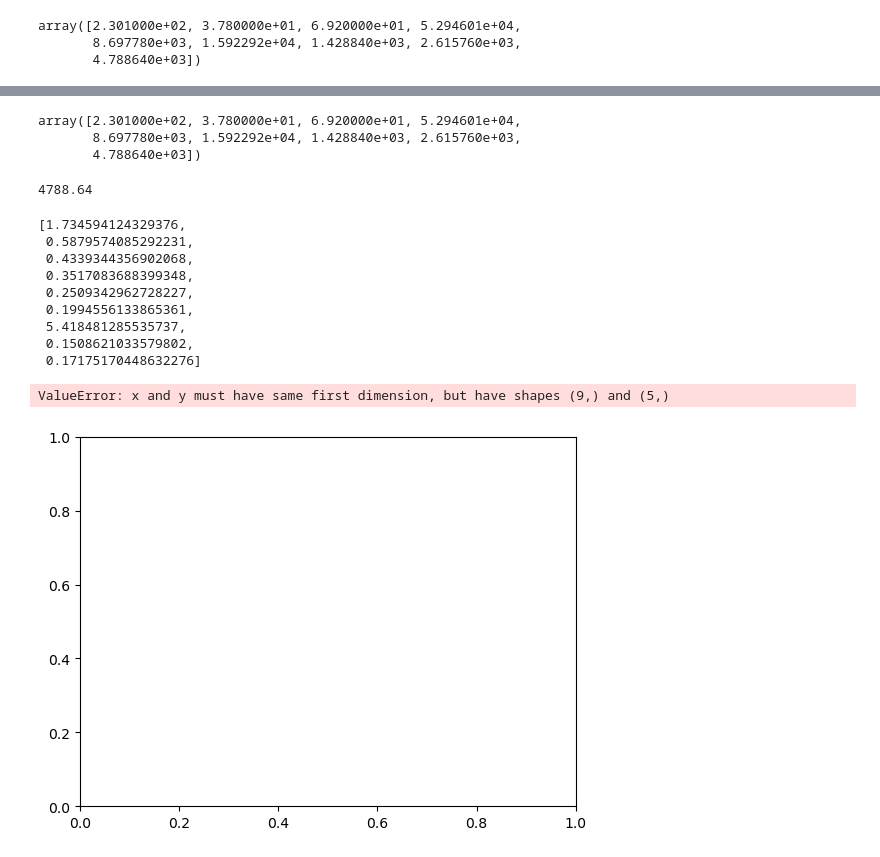
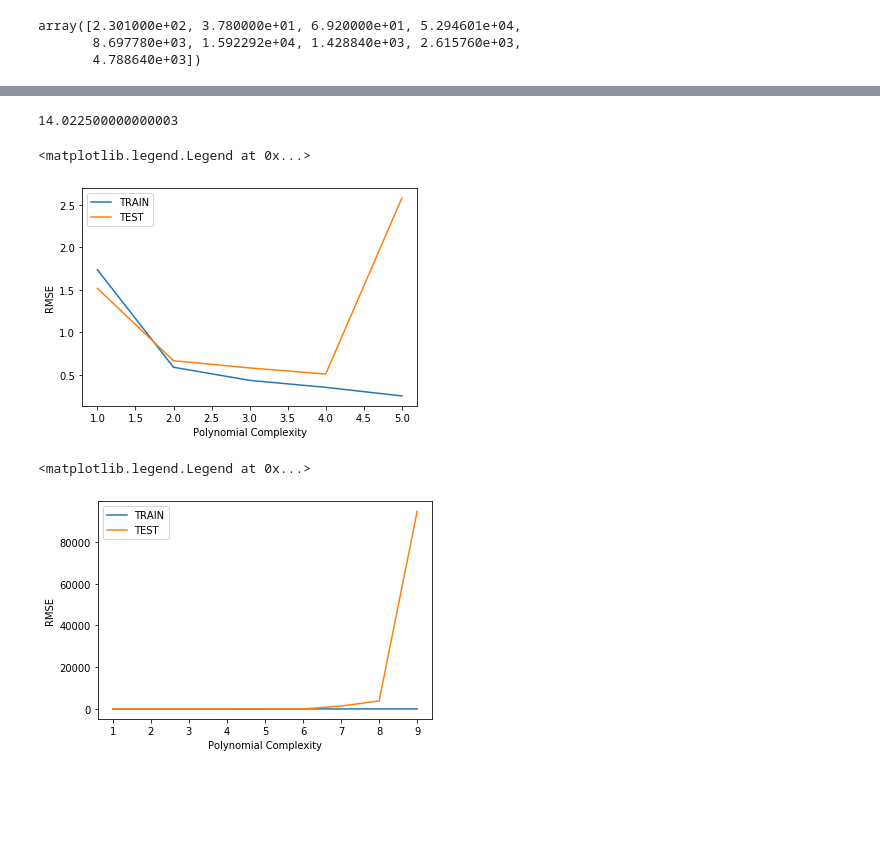
Before and after one commit to BATzAashish/Practice, a Jupyter notebook: Jose Portilla- ML with python/polyregression.ipynb, the cells around one changed output, grey strips where cells are left out. Saved outputs shown, nothing was run; the diff lists cells and outputs as text; code cells hidden in the pictures; blank space fills up the shorter version.

```diff
--- a/Jose Portilla- ML with python/polyregression.ipynb
+++ b/Jose Portilla- ML with python/polyregression.ipynb
@@ -25,2 +25,0 @@ polynomial_converter=PolynomialFeatures(degree=2,include_bias=False)
-# %%
-polynomial_converter.fit(X)
@@ -31,3 +26,7 @@ poly_features=polynomial_converter.transform(X)
+# %%
+# Converter "fits" to data, in this case, reads in every X column
+# Then it "transforms" and ouputs the new polynomial data
+poly_features = polynomial_converter.fit_transform(X)
 # %%
 poly_features.shape
 # %% [output]
@@ -52,2 +62,0 @@ array([2.301000e+02, 3.780000e+01, 6.920000e+01, 5.294601e+04,
-# %%
-polynomial_converter.fit_transform(X)
@@ -66,5 +73,5 @@ X_train,X_test,y_train,y_test=train_test_split(poly_features,y,test_size=0.3,ran
 # %%
 from sklearn.linear_model import LinearRegression
 # %%
-model=LinearRegression()
+model = LinearRegression(fit_intercept=True)
 # %%
@@ -111,11 +101,5 @@ Name: 0, dtype: float64
-# %%
-poly_features[0]
-# %% [output]
-array([2.301000e+02, 3.780000e+01, 6.920000e+01, 5.294601e+04,
-       8.697780e+03, 1.592292e+04, 1.428840e+03, 2.615760e+03,
-       4.788640e+03])
-# %%
-69.2**2
-# %% [output]
-4788.64
+# %%
+df['sales'].mean()
+# %% [output]
+14.022500000000003
 # %%
@@ -148,21 +141,18 @@ for d in range(1, 10):
-# %%
-train_rmse_errors
-# %% [output]
-[1.734594124329376,
- 0.5879574085292231,
- 0.4339344356902068,
- 0.3517083688399348,
- 0.2509342962728227,
- 0.1994556133865361,
- 5.418481285535737,
- 0.1508621033579802,
- 0.17175170448632276]
+# %%
+plt.plot(range(1,6),train_rmse_errors[:5],label='TRAIN')
+plt.plot(range(1,6),test_rmse_errors[:5],label='TEST')
+plt.xlabel("Polynomial Complexity")
+plt.ylabel("RMSE")
+plt.legend()
+# %% [output]
+<matplotlib.legend.Legend at 0x...>
+[figure, added]
 # %%
-plt.plot(range(1,10),train_rmse_errors[:5],label='TRAIN RMSE')
-plt.plot(range(1,10),test_rmse_errors[:5],label='TEST RMSE')
-plt.ylabel('RISE')
-plt.xlabel('Degree of Poly')
+plt.plot(range(1,10),train_rmse_errors,label='TRAIN')
+plt.plot(range(1,10),test_rmse_errors,label='TEST')
+plt.xlabel("Polynomial Complexity")
+plt.ylabel("RMSE")
 plt.legend()
 # %% [output]
-ValueError: x and y must have same first dimension, but have shapes (9,) and (5,)
+<matplotlib.legend.Legend at 0x...>
-[figure, old version]
+[figure, new version]
```
Also changed, not shown: parts of 42 cells of this notebook.
